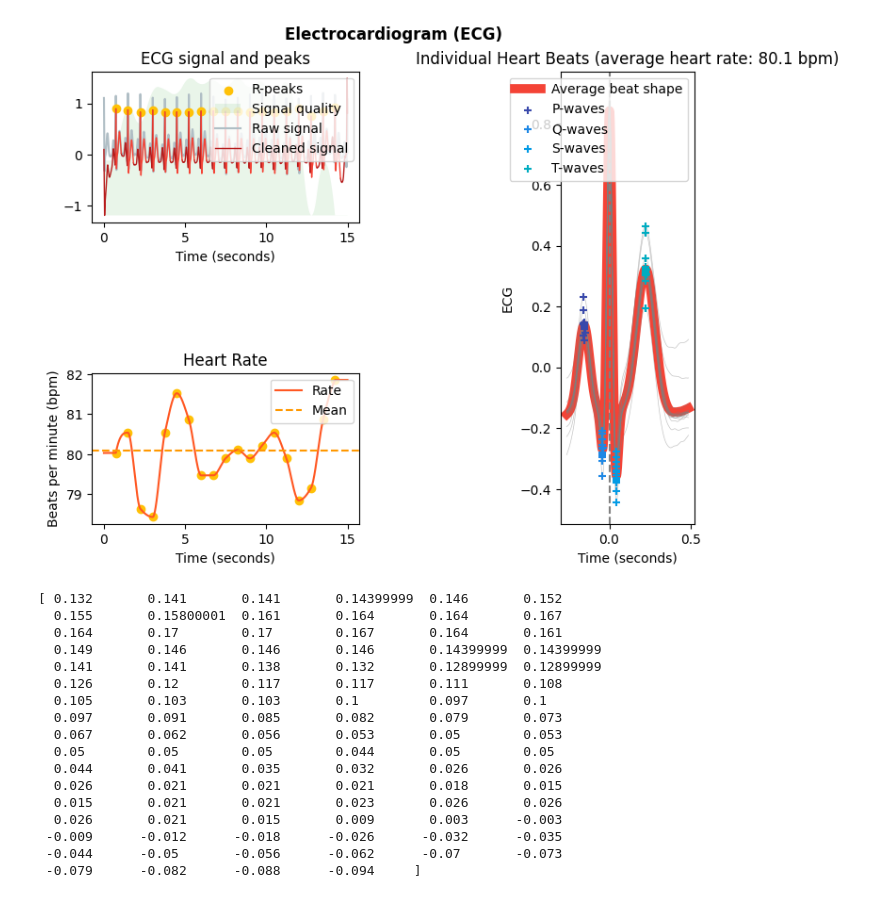
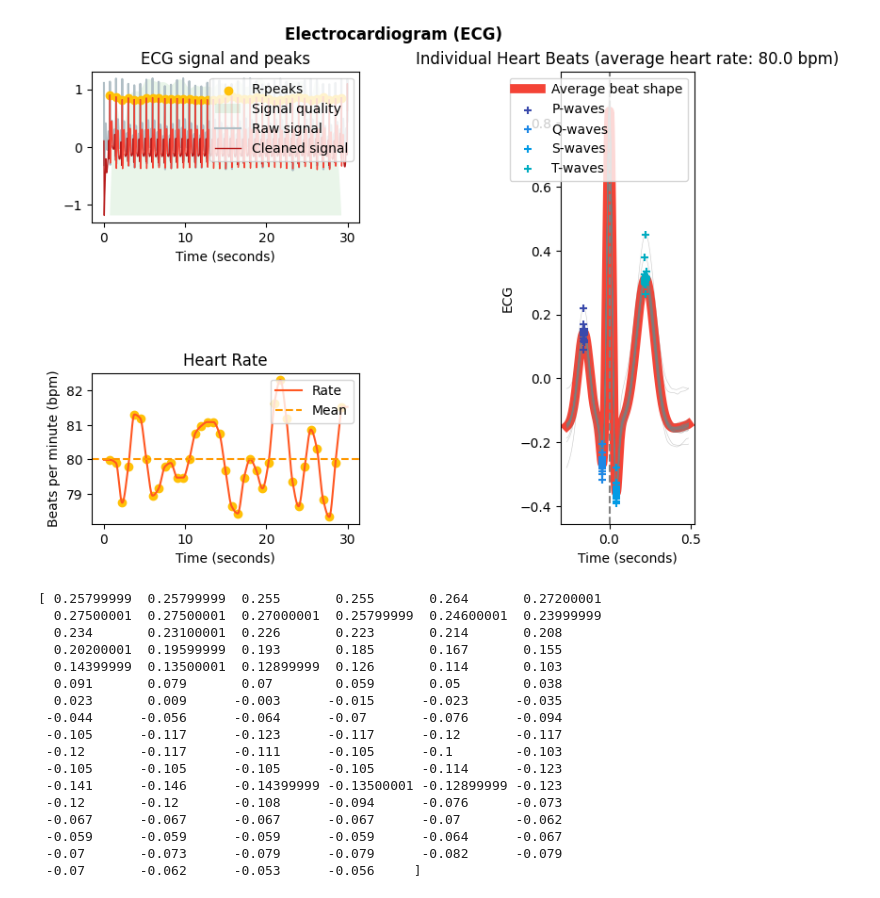
Before and after one commit to sjeung/TUB_Project-Psychophysiology, a Jupyter notebook: pp_ecg_tutorial.ipynb, the cells around one changed output. Drawn from its saved outputs; the diff is of its cells as text; code cells hidden in the pictures.

```diff
--- a/pp_ecg_tutorial.ipynb
+++ b/pp_ecg_tutorial.ipynb
@@ -12,25 +12,29 @@ from neurokit2.ecg.ecg_peaks import _ecg_peaks_plot
 from neurokit2.ecg.ecg_segment import ecg_segment
 # %%
 # Simulated ECG data : process and visualize
-ecg = nk.ecg_simulate(duration=15, sampling_rate=1000, heart_rate=80)
+ecg = nk.ecg_simulate(duration=30, sampling_rate=1000, heart_rate=80)
 signals, info = nk.ecg_process(ecg, sampling_rate=1000)
 
 nk.ecg_plot(signals, info)
 
 # modify properties of the graphics object
 plt.subplots_adjust(left=0.1,
                     bottom=0.1,
                     right=0.9,
                     top=0.9,
                     wspace=1,
                     hspace=1)
 fig = plt.gcf()
 fig.set_size_inches(8, 6)
 # %% [output]
-[figure, old version]
+[figure, new version]
 # %%
+# participant ID and condition
+participantID = 'pb_06'
+condition     = 'walk_elevated'
+
 # Recorded ECG data : process and visualize
-csv_file_path = 'C:/Users/seinj/Teaching/Recordings_2023_EMG-ECG/csv-data/pb_04_elevated_ecg.csv'
+csv_file_path = 'C:/Users/seinj/Teaching/Recordings_2023_EMG-ECG/csv-data/' + participantID + '_elevated_ecg.csv'
 
 # Read the CSV file into a pandas DataFrame
 df = pd.read_csv(csv_file_path, header=None, names=['Column1'], skiprows=1)
@@ -39,23 +43,23 @@ df = pd.read_csv(csv_file_path, header=None, names=['Column1'], skiprows=1)
 ecg_data = df['Column1'].values
 print(ecg_data[10000:10100])
 # %% [output]
-[ 0.132       0.141       0.141       0.14399999  0.146       0.152
-  0.155       0.15800001  0.161       0.164       0.164       0.167
-  0.164       0.17        0.17        0.167       0.164       0.161
-  0.149       0.146       0.146       0.146       0.14399999  0.14399999
-  0.141       0.141       0.138       0.132       0.12899999  0.12899999
-  0.126       0.12        0.117       0.117       0.111       0.108
-  0.105       0.103       0.103       0.1         0.097       0.1
-  0.097       0.091       0.085       0.082       0.079       0.073
-  0.067       0.062       0.056       0.053       0.05        0.053
-  0.05        0.05        0.05        0.044       0.05        0.05
-  0.044       0.041       0.035       0.032       0.026       0.026
-  0.026       0.021       0.021       0.021       0.018       0.015
-  0.015       0.021       0.021       0.023       0.026       0.026
-  0.026       0.021       0.015       0.009       0.003      -0.003
- -0.009      -0.012      -0.018      -0.026      -0.032      -0.035
- -0.044      -0.05       -0.056      -0.062      -0.07       -0.073
- -0.079      -0.082      -0.088      -0.094     ]
+[ 0.25799999  0.25799999  0.255       0.255       0.264       0.27200001
+  0.27500001  0.27500001  0.27000001  0.25799999  0.24600001  0.23999999
+  0.234       0.23100001  0.226       0.223       0.214       0.208
+  0.20200001  0.19599999  0.193       0.185       0.167       0.155
+  0.14399999  0.13500001  0.12899999  0.126       0.114       0.103
+  0.091       0.079       0.07        0.059       0.05        0.038
+  0.023       0.009      -0.003      -0.015      -0.023      -0.035
+ -0.044      -0.056      -0.064      -0.07       -0.076      -0.094
+ -0.105      -0.117      -0.123      -0.117      -0.12       -0.117
+ -0.12       -0.117      -0.111      -0.105      -0.1        -0.103
+ -0.105      -0.105      -0.105      -0.105      -0.114      -0.123
+ -0.141      -0.146      -0.14399999 -0.13500001 -0.12899999 -0.123
+ -0.12       -0.12       -0.108      -0.094      -0.076      -0.073
+ -0.067      -0.067      -0.067      -0.067      -0.07       -0.062
+ -0.059      -0.059      -0.059      -0.059      -0.064      -0.067
+ -0.07       -0.073      -0.079      -0.079      -0.082      -0.079
+ -0.07       -0.062      -0.053      -0.056     ]
 # %%
 # process a small time window
 signals_cropped, info = nk.ecg_process(ecg_data[50000:57000], sampling_rate=1000)
```
Also changed, not shown: parts of 7 cells of this notebook, 1 other file.
